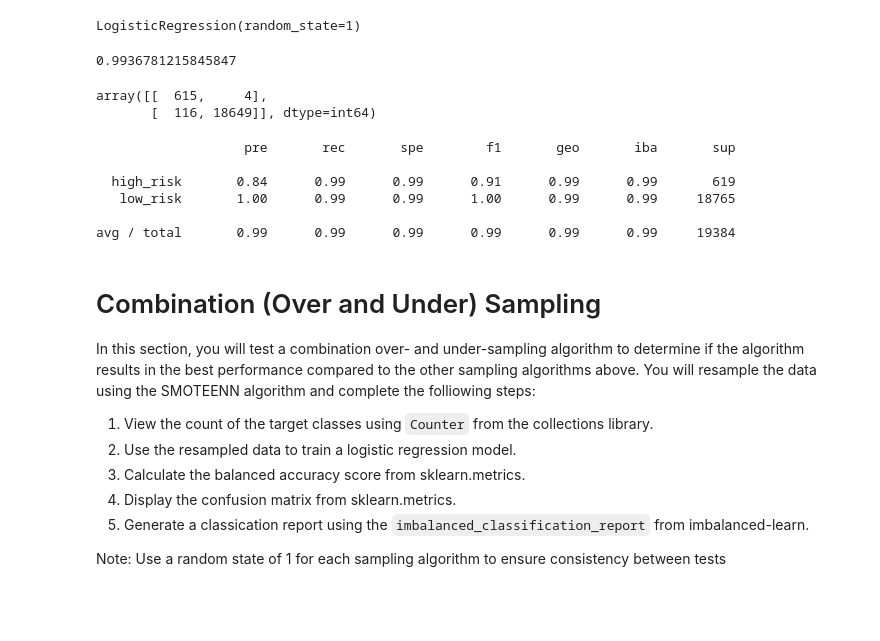
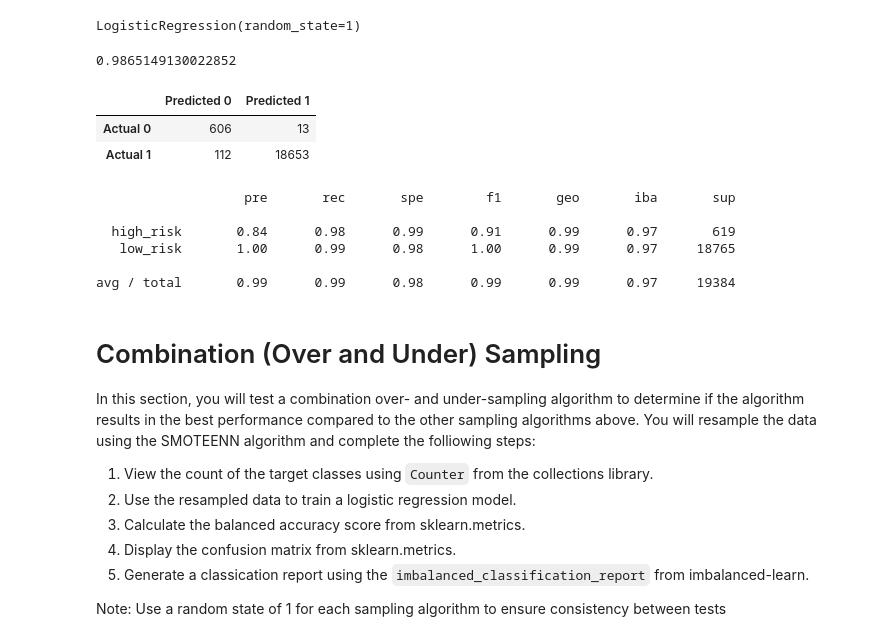
Before and after one commit to jbbees/Fintech_BC_21, a Jupyter notebook: 11_ML_Risk_Assessment/JAK_credit_risk_resampling.ipynb, the cells around one changed output. Cells and saved outputs as stored; diff of their text form; code cells hidden in the pictures; blank space fills up the shorter version.

```diff
--- a/11_ML_Risk_Assessment/JAK_credit_risk_resampling.ipynb
+++ b/11_ML_Risk_Assessment/JAK_credit_risk_resampling.ipynb
@@ -265,49 +279,51 @@ In this section, you will test an undersampling algorithm to determine which alg
 Note: Use a random state of 1 for each sampling algorithm to ensure consistency between tests
 # %%
 # Resample the data using the ClusterCentroids resampler
-# YOUR CODE HERE
-from imblearn.under_sampling import RandomUnderSampler
-rus = RandomUnderSampler(random_state = 1)
-X_resampled_rus, y_resampled_rus = rus.fit_resample(X_train, y_train)
+from imblearn.under_sampling import ClusterCentroids
+cc = ClusterCentroids(random_state = 1)
+X_resampled_cc, y_resampled_cc = cc.fit_resample(X_train, y_train)
 
 # View the count of target classes with Counter
-# YOUR CODE HERE
-Counter(y_resampled_rus)
+Counter(y_resampled_cc)
 # %% [output]
 Counter({'high_risk': 1881, 'low_risk': 1881})
 # %%
 # Train the Logistic Regression model using the resampled data
-# YOUR CODE HERE
 from sklearn.linear_model import LogisticRegression
-rus_model = LogisticRegression(solver = 'lbfgs', random_state = 1)
-rus_model.fit(X_resampled_rus, y_resampled_rus)
+cc_model = LogisticRegression(solver = 'lbfgs', random_state = 1)
+cc_model.fit(X_resampled_cc, y_resampled_cc)
 # %% [output]
 LogisticRegression(random_state=1)
 # %%
 # Calculate the balanced accuracy score
-# YOUR CODE HERE
-y_pred_rus = rus_model.predict(X_test)
-balanced_accuracy_score(y_test, y_pred_rus)
+y_pred_cc = cc_model.predict(X_test)
+balanced_accuracy_score(y_test, y_pred_cc)
 # %% [output]
-0.9936781215845847
+0.9865149130022852
-# %%
-# Display the confusion matrix
-# YOUR CODE HERE
-confusion_matrix(y_test, y_pred_rus)
-# %% [output]
-array([[  615,     4],
-       [  116, 18649]], dtype=int64)
+# %%
+# Display the confusion matrix
+cm_cc = confusion_matrix(y_test, y_pred_cc)
+cm_cc_df = pd.DataFrame(
+    cm_cc,
+    index = ['Actual 0', 'Actual 1'],
+    columns = ['Predicted 0', 'Predicted 1']
+)
+
+cm_cc_df
+# %% [output]
+|  | Predicted 0 | Predicted 1 |
+| Actual 0 | 606 | 13 |
+| Actual 1 | 112 | 18653 |
 # %%
 # Print the imbalanced classification report
-# YOUR CODE HERE
-print(classification_report_imbalanced(y_test, y_pred_rus))
+print(classification_report_imbalanced(y_test, y_pred_cc))
 # %% [output]
                    pre       rec       spe        f1       geo       iba       sup
 
-  high_risk       0.84      0.99      0.99      0.91      0.99      0.99       619
-   low_risk       1.00      0.99      0.99      1.00      0.99      0.99     18765
+  high_risk       0.84      0.98      0.99      0.91      0.99      0.97       619
+   low_risk       1.00      0.99      0.98      1.00      0.99      0.97     18765
 
-avg / total       0.99      0.99      0.99      0.99      0.99      0.99     19384
+avg / total       0.99      0.99      0.98      0.99      0.99      0.97     19384
 # %% [markdown]
 # Combination (Over and Under) Sampling
 
```
Also changed, not shown: parts of 16 cells of this notebook, 1 other file.
